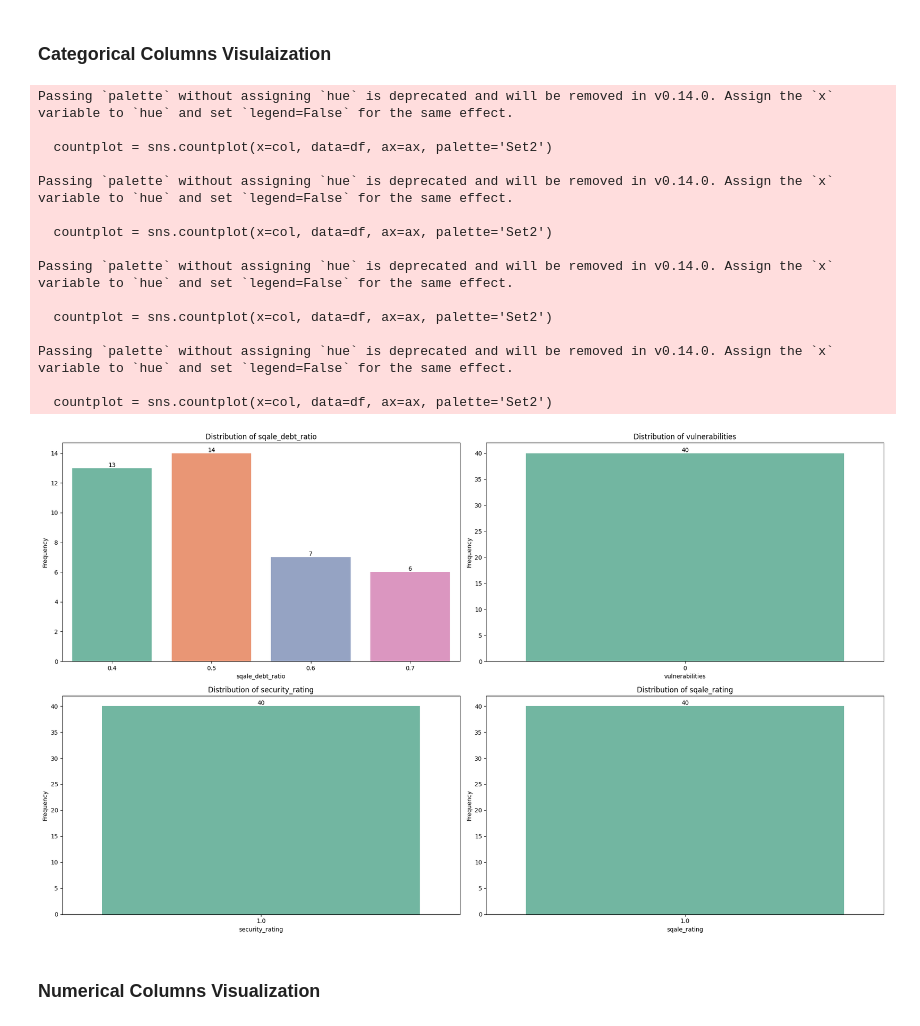
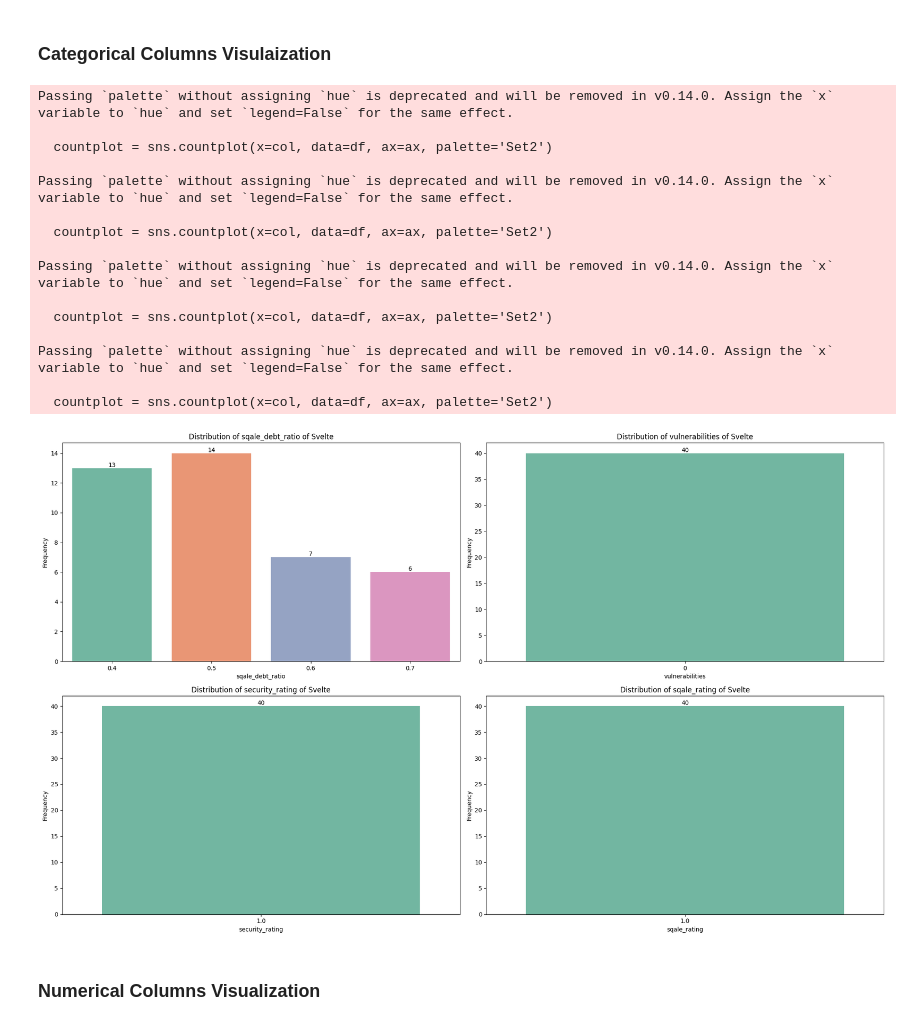
Before and after one commit to NotAlpha45/Analysis-of-Code-Smell-and-Refactoring, a Jupyter notebook: Code/Analysis/RQ1/svelte_analysis.ipynb, the cells around one changed output. Cells and saved outputs as stored; diff of their text form; code cells hidden in the pictures.

```diff
--- a/Code/Analysis/RQ1/svelte_analysis.ipynb
+++ b/Code/Analysis/RQ1/svelte_analysis.ipynb
@@ -204,35 +204,35 @@ Name: count, dtype: int64
 # %%
 categorical_columns = ['sqale_debt_ratio', 'vulnerabilities', 'security_rating', 'sqale_rating']
 fig, axs = plt.subplots(2, 2, figsize=(20, 12))
 for ax, col in zip(axs.flatten(), categorical_columns):
     countplot = sns.countplot(x=col, data=df, ax=ax, palette='Set2')
     ax.set_ylabel('Frequency')
-    ax.set_title(f'Distribution of {col}')
+    ax.set_title(f'Distribution of {col} of Svelte')
     for p in countplot.patches:
         countplot.annotate(format(p.get_height(), '.0f'),
                            (p.get_x() + p.get_width() / 2., p.get_height()),
                            ha = 'center', va = 'center',
                            xytext = (0, 5),
                            textcoords = 'offset points')
 plt.tight_layout()
 plt.show()
 # %% [output]
 Passing `palette` without assigning `hue` is deprecated and will be removed in v0.14.0. Assign the `x` variable to `hue` and set `legend=False` for the same effect.
 
   countplot = sns.countplot(x=col, data=df, ax=ax, palette='Set2')
 
 Passing `palette` without assigning `hue` is deprecated and will be removed in v0.14.0. Assign the `x` variable to `hue` and set `legend=False` for the same effect.
 
   countplot = sns.countplot(x=col, data=df, ax=ax, palette='Set2')
 
 Passing `palette` without assigning `hue` is deprecated and will be removed in v0.14.0. Assign the `x` variable to `hue` and set `legend=False` for the same effect.
 
   countplot = sns.countplot(x=col, data=df, ax=ax, palette='Set2')
 
 Passing `palette` without assigning `hue` is deprecated and will be removed in v0.14.0. Assign the `x` variable to `hue` and set `legend=False` for the same effect.
 
   countplot = sns.countplot(x=col, data=df, ax=ax, palette='Set2')
-[figure, old version]
+[figure, new version]
 # %% [markdown]
 ### Numerical Columns Visualization
 # %% [markdown]
```
Also changed, not shown: parts of 3 cells of this notebook, 3 other files.
